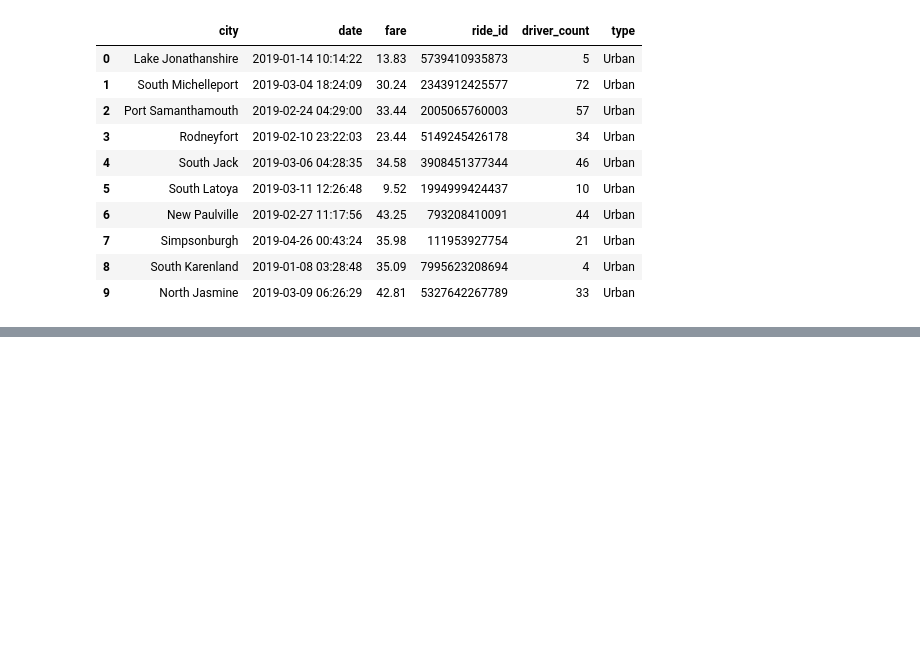
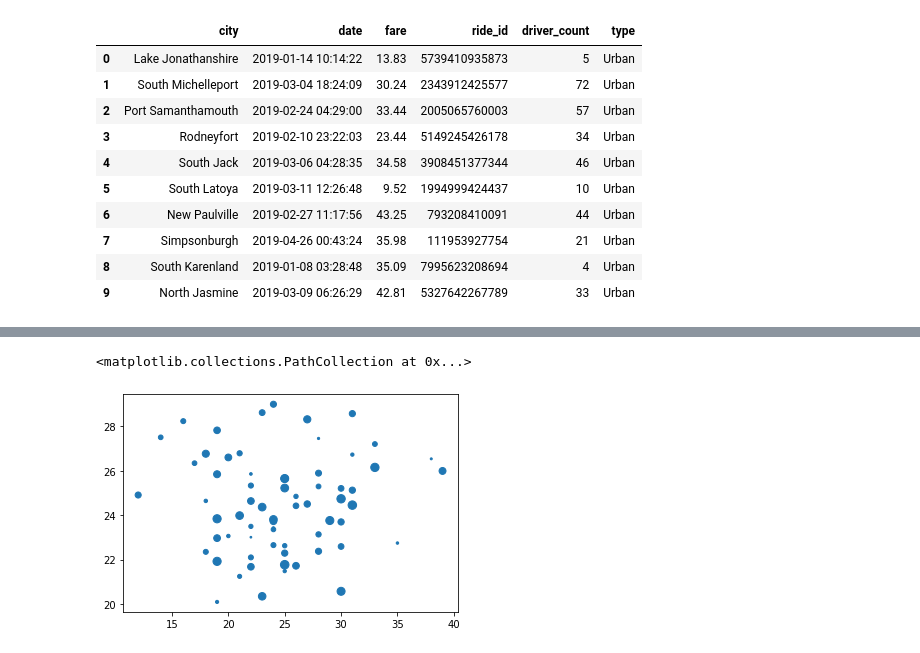
Before and after one commit to lo7kyle/PyBer_Analysis, a Jupyter notebook: PyBer.ipynb, the cells around one changed output, grey strips where cells are left out. Cells and saved outputs as stored; diff of their text form; code cells hidden in the pictures; blank space fills up the shorter version.

Commit message:
adding bubble chart of Num of rides vs Avg Fare

```diff
--- a/PyBer.ipynb
+++ b/PyBer.ipynb
@@ -135,3 +135,13 @@ pyber_data_df.head(10)
 | 7 | Simpsonburgh | 2019-04-26 00:43:24 | 35.98 | 111953927754 | 21 | Urban |
 | 8 | South Karenland | 2019-01-08 03:28:48 | 35.09 | 7995623208694 | 4 | Urban |
 | 9 | North Jasmine | 2019-03-09 06:26:29 | 42.81 | 5327642267789 | 33 | Urban |
+# %%
+# we want a scatter plot with Avg Fare vs Total number of Rides (Per City)
+# to get avg fare, we can use mean(). to get total number of riders per city we can use count on ride_id
+# to get buble size correlation, we can average driver_count per city
+# create the urban/suburban/rural city df
+urban_cities_df = pyber_data_df[pyber_data_df["type"] == "Urban"]
+suburban_cities_df = pyber_data_df[pyber_data_df["type"] == "Suburban"]
+rural_cities_df = pyber_data_df[pyber_data_df["type"] == "Rural"]
+
+rural_cities_df.head()
@@ -137,0 +155,6 @@ pyber_data_df.head(10)
+# %%
+# for the x-axis we need the number of rides for each city for each city type. we calculate this by using the groupby method
+# use groupby(['city']).count['ride_id']
+urban_ride_count = urban_cities_df.groupby(['city']).count()['ride_id']
+
+urban_ride_count.head()
@@ -137,0 +183,7 @@ pyber_data_df.head(10)
+# %%
+# Now we get Avg Fare of each city by using the same method except this time we use .mean()['fare']
+urban_avg_fare = urban_cities_df.groupby(['city']).mean()['fare']
+suburban_avg_fare = suburban_cities_df.groupby(['city']).mean()['fare']
+rural_avg_fare = rural_cities_df.groupby(['city']).mean()['fare']
+
+urban_avg_fare.head()
@@ -137,0 +198,7 @@ pyber_data_df.head(10)
+# %%
+# use similar method with mean, but this time mean(driver_count) col
+urban_driver_count = urban_cities_df.groupby(["city"]).mean()["driver_count"]
+suburban_driver_count = suburban_cities_df.groupby(['city']).mean()['driver_count']
+rural_driver_count = rural_cities_df.groupby(['city']).mean()['driver_count']
+
+urban_driver_count.head()
@@ -137,0 +213,7 @@ pyber_data_df.head(10)
+# %%
+# time to create scatter plot. use color gold, skyblue, coral
+# x axis is number of rides for each city, yaxis is average fare for each city, size of marker is average drivers
+plt.scatter(urban_ride_count, urban_avg_fare, s= urban_driver_count)
+# %% [output]
+<matplotlib.collections.PathCollection at 0x...>
+[figure, added]
```
Also changed, not shown: parts of 10 cells of this notebook, 1 other file.
